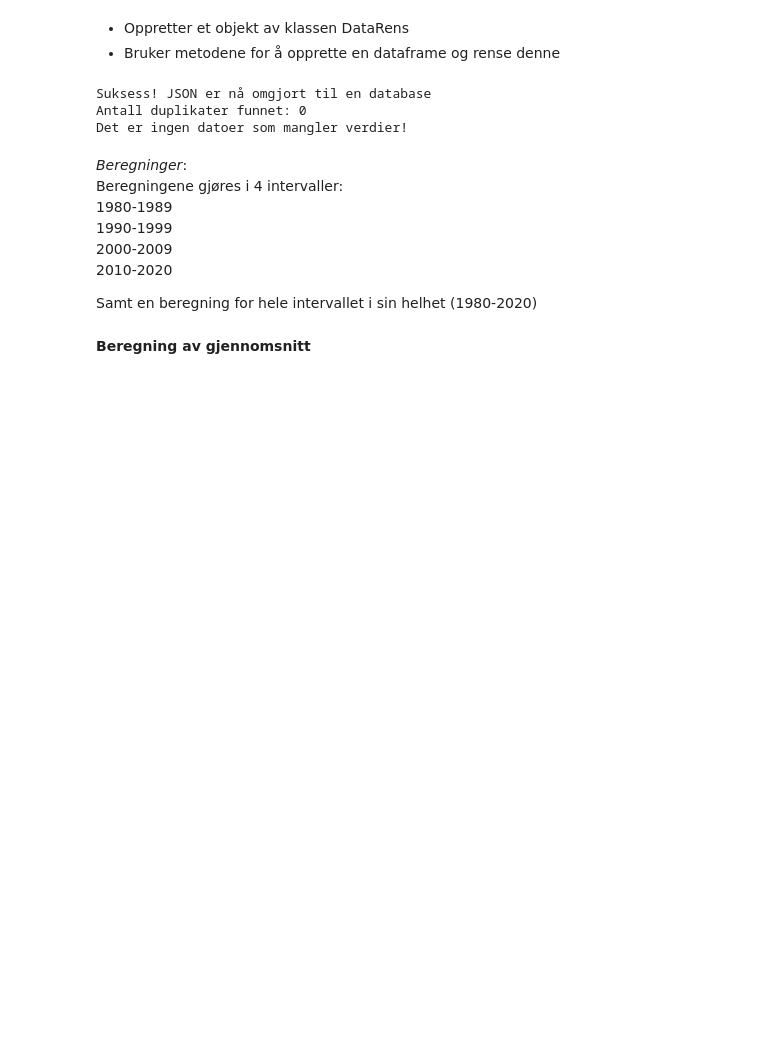
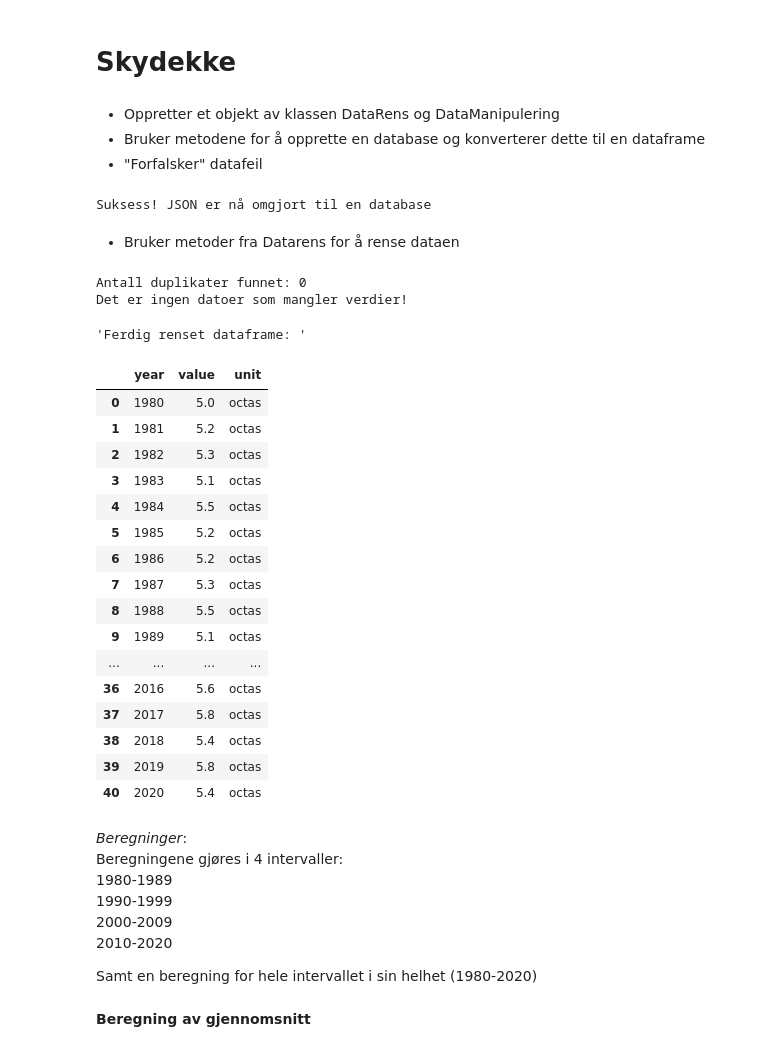
Before and after one commit to hannahnygard/TDT4114-milj.dataanalyse, a Jupyter notebook: proj_environment-main/notebooks/skydekke.ipynb, the cells around one changed output. Drawn from its saved outputs; the diff is of its cells as text; code cells hidden in the pictures; blank space fills up the shorter version.

```diff
--- a/proj_environment-main/notebooks/skydekke.ipynb
+++ b/proj_environment-main/notebooks/skydekke.ipynb
@@ -13,25 +14,60 @@ from data_manipulering import DataManipulering
+# %% [markdown]
+# Skydekke
 # %% [markdown]
-* Oppretter et objekt av klassen DataRens
-* Bruker metodene for å opprette en dataframe og rense denne
+* Oppretter et objekt av klassen DataRens og DataManipulering
+* Bruker metodene for å opprette en database og konverterer dette til en dataframe
+* "Forfalsker" datafeil
-# %%
-#Oppretter filstien til JSONfil med nedbør
-skydekke_fil = "../data/frost_skydekke.json"
-
-#Oppreter et nedbørs-objekt i DataRens()
-rens_skydekke = DataRens()
-
-#Bruker funksjon fra klassen for å opprette en database fra Json-filen
-database = rens_skydekke.database_opprettelse(skydekke_fil)
-
-#Bruker funksjon fra klassen for å gjøre om dataen fra databasen til en dataframe
-df_skydekke = rens_skydekke.fra_database_til_dataframe()
-
-#Bruker funksjon fra klassen for å rense dataframen
-df_skydekke_renset = rens_skydekke.rens_DataFrame(df_skydekke)
-# %% [output]
-Suksess! JSON er nå omgjort til en database
-Antall duplikater funnet: 0
-Det er ingen datoer som mangler verdier!
+# %%
+#Oppretter filstien til JSONfilen
+skydekke_fil = "../data/frost_skydekke.json"
+
+#Oppretter et skydekke-objekt i DataRens() og manipulering av data
+rens_skydekke = DataRens()
+manip_skydekke = DataManipulering()
+
+#Oppretter en database med dataen og lager en dataframe
+database = rens_skydekke.database_opprettelse(skydekke_fil)
+df_skydekke = rens_skydekke.fra_database_til_dataframe()
+
+
+#Manipulerer dataen:
+#df_fjern_verdi = manip_skydekke.fjern_verdi_for_tilfeldig_aar(df_skydekke)
+#df_legg_til_duplikater = manip_skydekke.legg_til_duplikater_for_tilfeldig_aar(df_fjern_verdi)
+
+
+#Viser den manipulerte dataframen:
+#display(df_legg_til_duplikater.head())
+# %% [output]
+Suksess! JSON er nå omgjort til en database
+# %% [markdown]
+* Bruker metoder fra Datarens for å rense dataen
+# %%
+# Bruke metode for å rense Dataframen
+df_skydekke_renset = rens_skydekke.rens_DataFrame(df_skydekke)
+
+# Printer ut renset dataframe av skydekke
+display("Ferdig renset dataframe: ", df_skydekke_renset)
+# %% [output]
+Antall duplikater funnet: 0
+Det er ingen datoer som mangler verdier!
+'Ferdig renset dataframe: '
+|  | year | value | unit |
+| 0 | 1980 | 5.0 | octas |
+| 1 | 1981 | 5.2 | octas |
+| 2 | 1982 | 5.3 | octas |
+| 3 | 1983 | 5.1 | octas |
+| 4 | 1984 | 5.5 | octas |
+| 5 | 1985 | 5.2 | octas |
+| 6 | 1986 | 5.2 | octas |
+| 7 | 1987 | 5.3 | octas |
+| 8 | 1988 | 5.5 | octas |
+| 9 | 1989 | 5.1 | octas |
+| ... | ... | ... | ... |
+| 36 | 2016 | 5.6 | octas |
+| 37 | 2017 | 5.8 | octas |
+| 38 | 2018 | 5.4 | octas |
+| 39 | 2019 | 5.8 | octas |
+| 40 | 2020 | 5.4 | octas |
 # %% [markdown]
 *Beregninger*: <br>
 Beregningene gjøres i 4 intervaller: <br>
```
Also changed, not shown: parts of 8 cells of this notebook, 1 other file.
